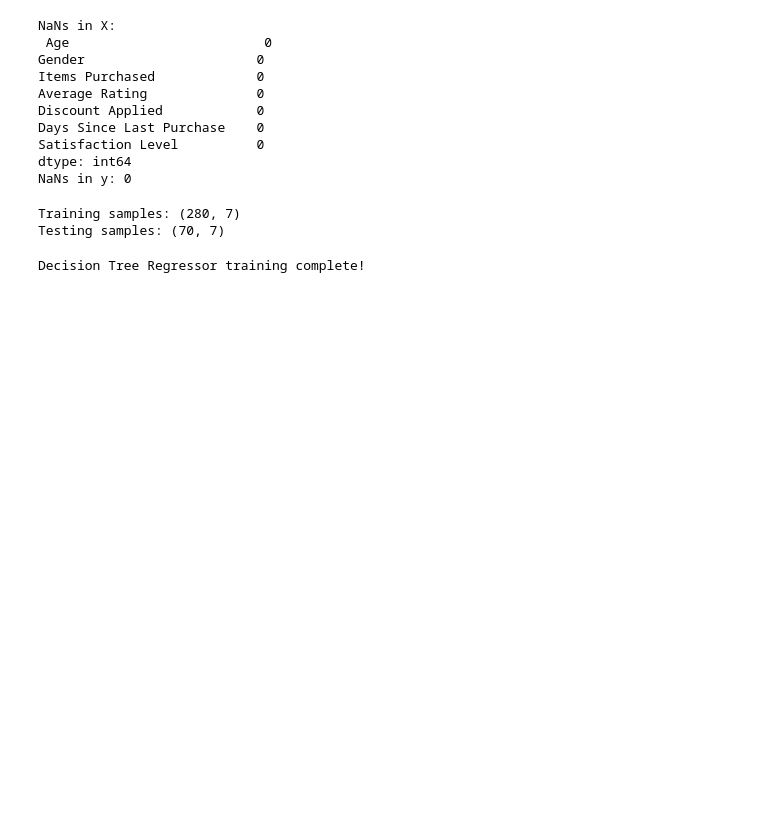
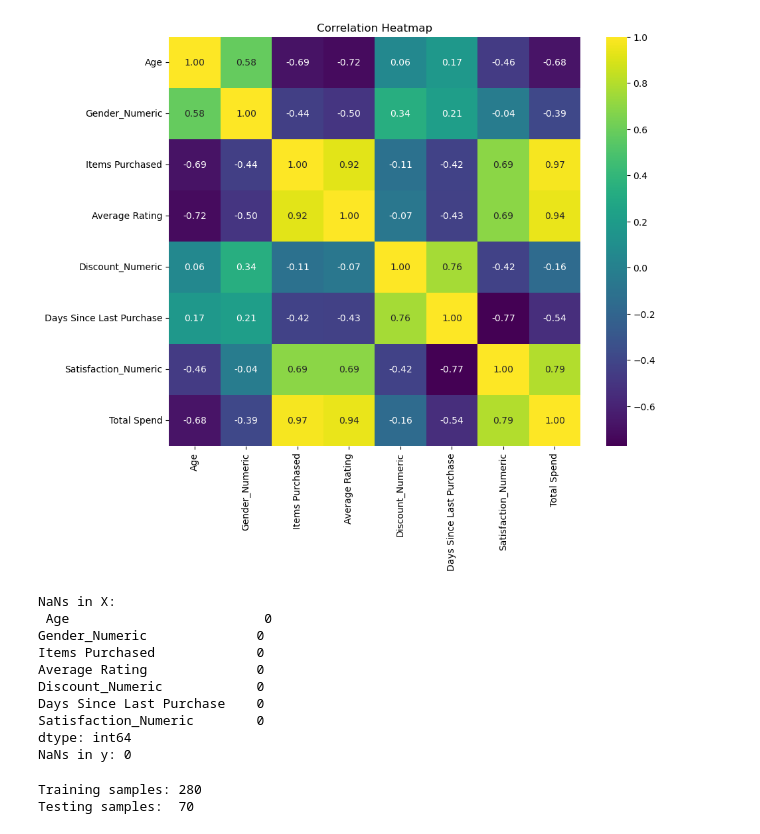
Before and after one commit to akay6483/mmml-ecommerce, a Jupyter notebook: notebook/m4/DecisionTrees(Regressor).ipynb, the cells around one changed output. Cells and saved outputs as stored; diff of their text form; code cells hidden in the pictures; blank space fills up the shorter version.

```diff
--- a/notebook/m4/DecisionTrees(Regressor).ipynb
+++ b/notebook/m4/DecisionTrees(Regressor).ipynb
@@ -18,14 +19,3 @@ df.head()
 | 2 | 103 | Female | 43 | Chicago | Bronze | 510.75 | 9 | 3.4 | ... |
 | 3 | 104 | Male | 30 | San Francisco | Gold | 1480.30 | 19 | 4.7 | ... |
 | 4 | 105 | Male | 27 | Miami | Silver | 720.40 | 13 | 4.0 | ... |
-# %%
-# Convert Gender to numeric
-df['Gender'] = df['Gender'].map({'Male': 0, 'Female': 1})
-
-# Convert Satisfaction Level to numeric scale
-df['Satisfaction Level'] = df['Satisfaction Level'].map({
-    'Low': 0,
-    'Neutral': 1,
-    'Medium': 2,
-    'High': 3
-})
@@ -52,0 +22,26 @@ X.head()
+# %%
+# 1. Correct Mapping for Satisfaction Level
+satisfaction_map = {'Unsatisfied': 0, 'Neutral': 1, 'Satisfied': 2}
+df['Satisfaction_Numeric'] = df['Satisfaction Level'].map(satisfaction_map)
+df['Satisfaction_Numeric'] = df['Satisfaction_Numeric'].fillna(1) # Fill missing with Neutral (1)
+
+# 2. Convert Boolean 'Discount Applied' to Integer (1/0)
+df['Discount_Numeric'] = df['Discount Applied'].astype(int)
+
+# 3. Map Gender
+df['Gender_Numeric'] = df['Gender'].map({'Male': 0, 'Female': 1})
+
+# Define Features and Target
+features = ['Age',
+            'Gender_Numeric',
+            'Items Purchased',
+            'Average Rating',
+            'Discount_Numeric',
+            'Days Since Last Purchase',
+            'Satisfaction_Numeric']
+
+X = df[features]
+y = df['Total Spend']
+
+print("Preprocessing complete. Missing values check:")
+print(X.isnull().sum())
@@ -53,3 +58,12 @@ X.head()
+# %%
+plt.figure(figsize=(10, 8))
+# Combine X and y just for the plot
+heatmap_data = pd.concat([X, y], axis=1)
+sns.heatmap(heatmap_data.corr(), annot=True, cmap='viridis', fmt=".2f")
+plt.title("Correlation Heatmap")
+plt.show()
+# %% [output]
+[figure, added]
 # %%
 # Make sure everything is numeric
 X = X.apply(pd.to_numeric, errors='coerce')
@@ -64,12 +78,12 @@ print("NaNs in y:", y.isnull().sum())
 # %% [output]
 NaNs in X:
  Age                         0
-Gender                      0
+Gender_Numeric              0
 Items Purchased             0
 Average Rating              0
-Discount Applied            0
+Discount_Numeric            0
 Days Since Last Purchase    0
-Satisfaction Level          0
+Satisfaction_Numeric        0
 dtype: int64
 NaNs in y: 0
 # %%
@@ -77,16 +91,8 @@ X_train, X_test, y_train, y_test = train_test_split(
     X, y, test_size=0.2, random_state=42
 )
 
-print("Training samples:", X_train.shape)
-print("Testing samples:", X_test.shape)
+print(f"Training samples: {X_train.shape[0]}")
+print(f"Testing samples:  {X_test.shape[0]}")
 # %% [output]
-Training samples: (280, 7)
-Testing samples: (70, 7)
+Training samples: 280
+Testing samples:  70
-# %%
-# You can play with max_depth (e.g., 3, 4, 5, None)
-tree_model = DecisionTreeRegressor(max_depth=4, random_state=42)
-tree_model.fit(X_train, y_train)
-
-print("Decision Tree Regressor training complete!")
-# %% [output]
-Decision Tree Regressor training complete!
```
Also changed, not shown: parts of 10 cells of this notebook.
